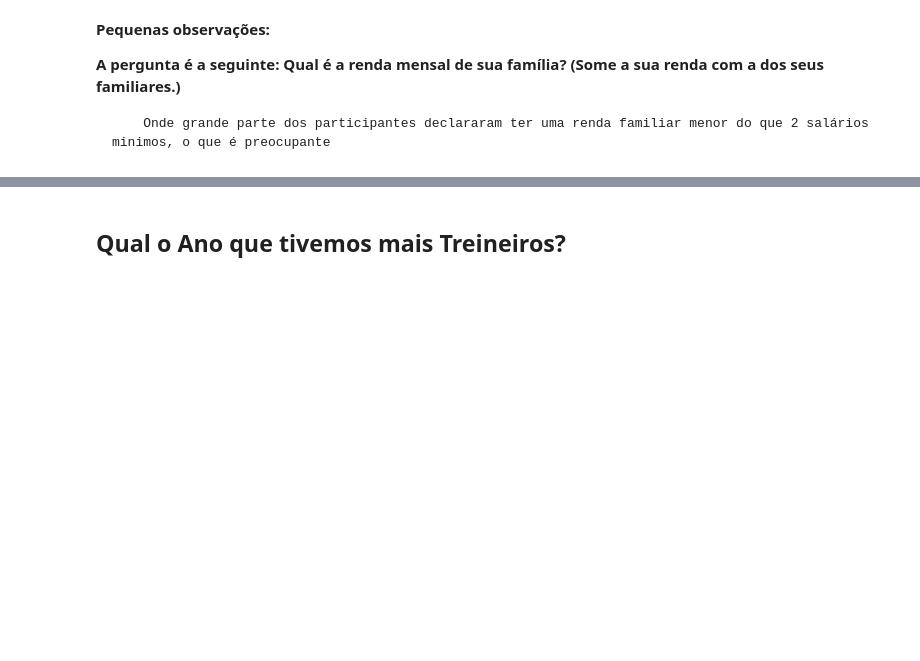
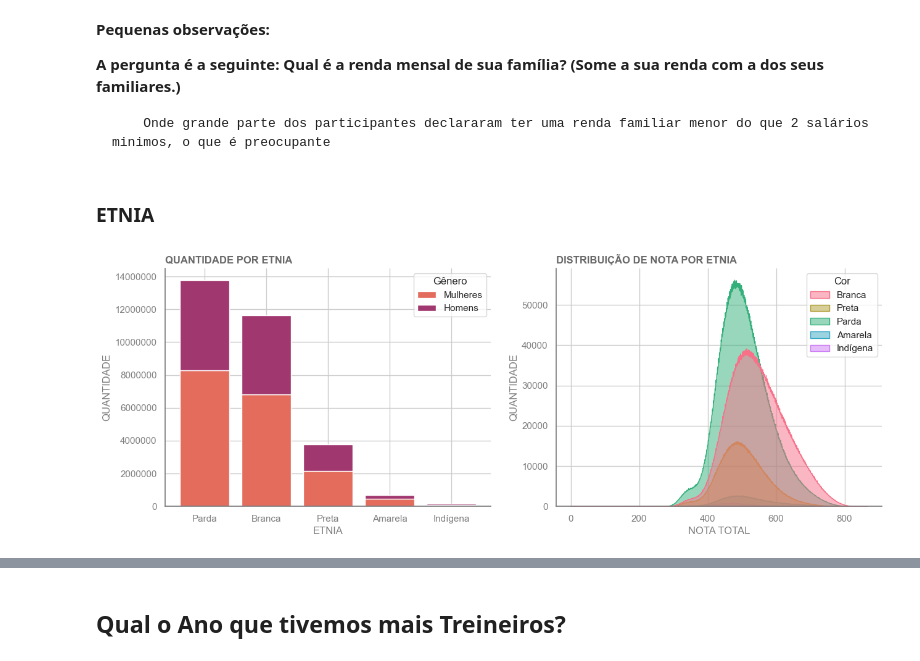
Before and after one commit to LiamFer/ENEM-Analysis, a Jupyter notebook: main_analysis.ipynb, the cells around one changed output, grey strips where cells are left out. Drawn from its saved outputs; the diff is of its cells as text; code cells hidden in the pictures; blank space fills up the shorter version.

Commit message:
Visualizando informações por Etnia

```diff
--- a/main_analysis.ipynb
+++ b/main_analysis.ipynb
@@ -270,3 +250,48 @@ plt.savefig('graphs/salaryDistribution.png', transparent=True, dpi=600)
 **A pergunta é a seguinte: Qual é a renda mensal de sua família? (Some a sua renda com a dos seus familiares.)**
 
         Onde grande parte dos participantes declararam ter uma renda familiar menor do que 2 salários minimos, o que é preocupante
+# %% [markdown]
+### ETNIA
+# %%
+# Compactando e selecionando os dados necessários pra criação das visualizações
+hist_data = enem.loc[~enem.Cor.isin([0,6]),['Cor','Sexo','Nota Total']]
+hist_data.Cor = hist_data.Cor.map(relations['etnia'])
+
+stacked_data = hist_data.groupby("Cor")['Sexo'].value_counts().reset_index().pivot_table('count', ['Cor'], 'Sexo').reset_index()
+stacked_data.sort_values("F",ascending=False,inplace=True)
+# %%
+fig,axs = plt.subplots(1,2,figsize=(15,5))
+
+# Criando o barplot da quantidade de participantes por Etnia e gênero
+axs[0].bar(stacked_data['Cor'],stacked_data['F'], color='#E36C5D')
+axs[0].bar(stacked_data['Cor'], stacked_data['M'], bottom=stacked_data['F'], color='#A1376F')
+
+axs[0].legend(["Mulheres", "Homens"],title='Gênero')
+axs[0].ticklabel_format(axis='y', style='plain')
+axs[0].set_title("QUANTIDADE POR ETNIA", color='dimgrey',loc='left',fontweight='bold')
+axs[0].set_xlabel('ETNIA',color='gray')
+axs[0].set_ylabel('QUANTIDADE',color='gray')
+
+axs[0].tick_params(axis='x', colors='gray')
+axs[0].tick_params(axis='y', colors='gray')
+axs[0].spines['top'].set_visible(False)
+axs[0].spines['right'].set_visible(False)
+axs[0].spines['bottom'].set_color("gray")
+axs[0].spines['left'].set_color("gray")
+
+sns.histplot(ax=axs[1],data=hist_data,x="Nota Total",hue='Cor',alpha=0.5,palette=sns.color_palette("husl", 5),element='poly')
+
+axs[1].set_title("DISTRIBUIÇÃO DE NOTA POR ETNIA", color='dimgrey',loc='left',fontweight='bold')
+axs[1].set_xlabel('NOTA TOTAL',color='gray')
+axs[1].set_ylabel('QUANTIDADE',color='gray')
+
+axs[1].tick_params(axis='x', colors='gray')
+axs[1].tick_params(axis='y', colors='gray')
+axs[1].spines['top'].set_visible(False)
+axs[1].spines['right'].set_visible(False)
+axs[1].spines['bottom'].set_color("gray")
+axs[1].spines['left'].set_color("gray")
+
+plt.savefig('graphs/ethnicityDistribution.png', transparent=True, dpi=600)
+# %% [output]
+[figure, added]
```
Also changed, not shown: parts of 3 cells of this notebook, 2 other files.
